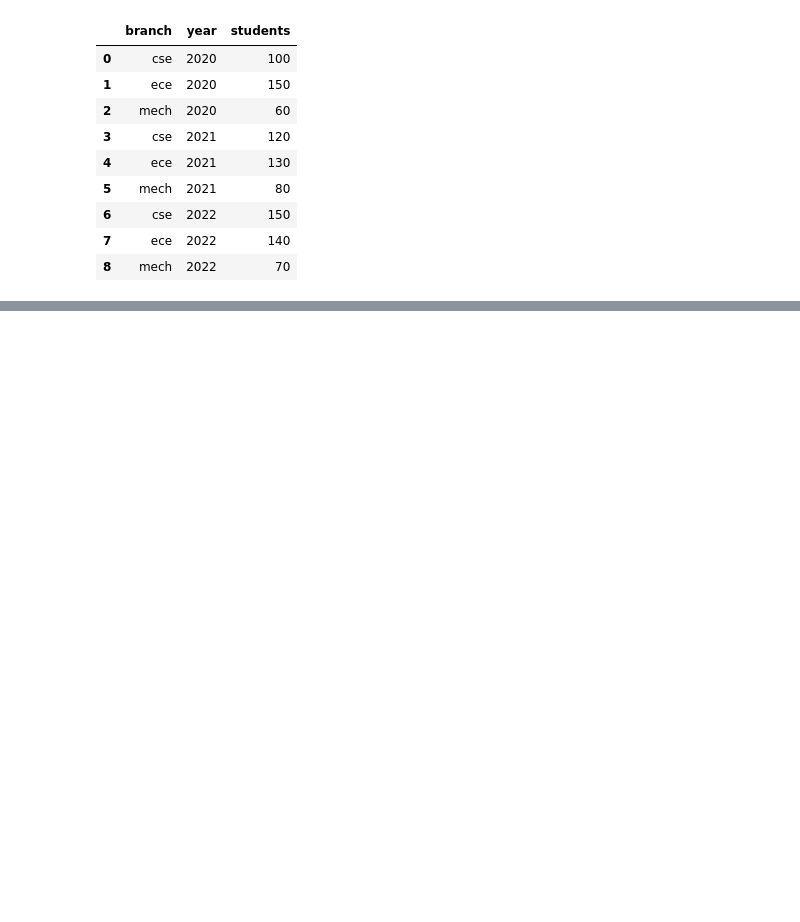
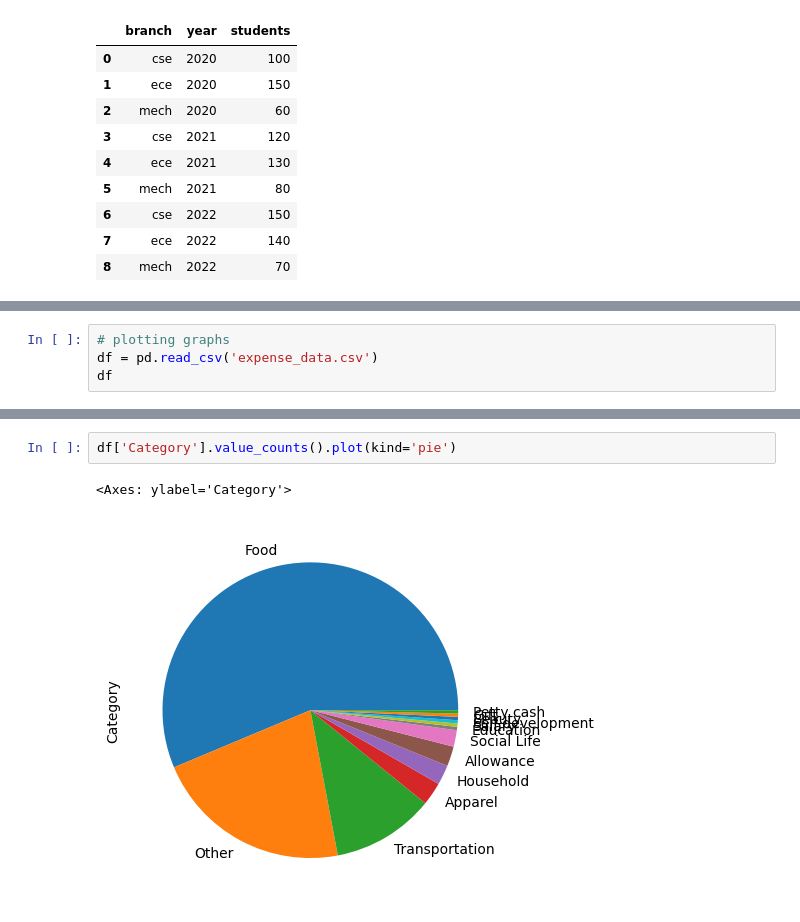
Before and after one commit to Arham097/Pandas, a Jupyter notebook: Pandas.ipynb, the cells around one changed output, grey strips where cells are left out. Drawn from its saved outputs; the diff is of its cells as text; blank space fills up the shorter version.

```diff
--- a/Pandas.ipynb
+++ b/Pandas.ipynb
@@ -3110,0 +3201,4 @@ pd.DataFrame(
+# %%
+# plotting graphs
+df = pd.read_csv('expense_data.csv')
+df
@@ -3110,0 +3219,5 @@ pd.DataFrame(
+# %%
+df['Category'].value_counts().plot(kind='pie')
+# %% [output]
+<Axes: ylabel='Category'>
+[figure, added]
```
Also changed, not shown: parts of 18 cells of this notebook, 4 other files.
